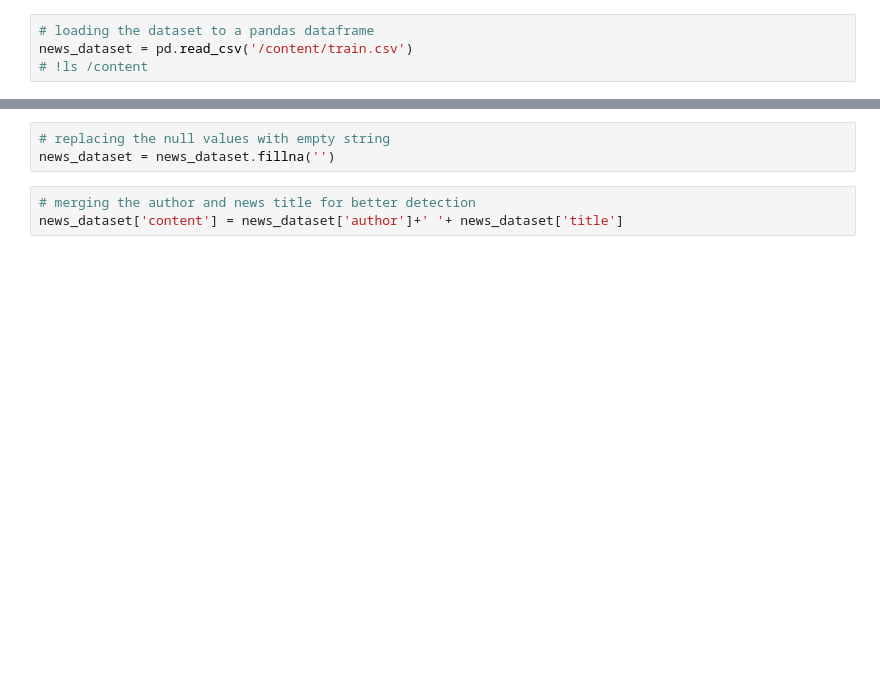
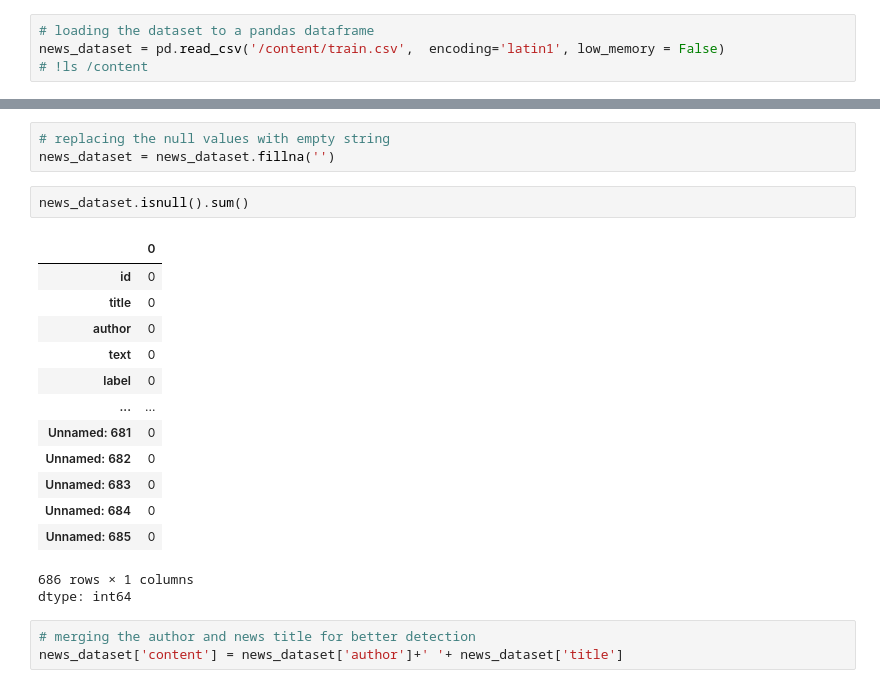
Before and after one commit to Aniket6334/Fake-News-Detector, a Jupyter notebook: FakeNewsDetection.ipynb, the cells around one changed output, grey strips where cells are left out. Cells and saved outputs as stored; diff of their text form; blank space fills up the shorter version.

```diff
--- a/FakeNewsDetection.ipynb
+++ b/FakeNewsDetection.ipynb
@@ -31,7 +37,7 @@ print(stopwords.words('english'))
 Data Pre-processing
 # %%
 # loading the dataset to a pandas dataframe
-news_dataset = pd.read_csv('/content/train.csv')
+news_dataset = pd.read_csv('/content/train.csv',  encoding='latin1', low_memory = False)
 # !ls /content
 # %%
 news_dataset.shape
@@ -46,6 +75,23 @@ news_dataset.isnull().sum()
 # %%
 # replacing the null values with empty string
 news_dataset = news_dataset.fillna('')
+# %%
+news_dataset.isnull().sum()
+# %% [output]
+|  | 0 |
+| id | 0 |
+| title | 0 |
+| author | 0 |
+| text | 0 |
+| label | 0 |
+| ... | ... |
+| Unnamed: 681 | 0 |
+| Unnamed: 682 | 0 |
+| Unnamed: 683 | 0 |
+| Unnamed: 684 | 0 |
+| Unnamed: 685 | 0 |
+686 rows × 1 columns
+dtype: int64
 # %%
 # merging the author and news title for better detection
 news_dataset['content'] = news_dataset['author']+' '+ news_dataset['title']
```
Also changed, not shown: parts of 17 cells of this notebook.
